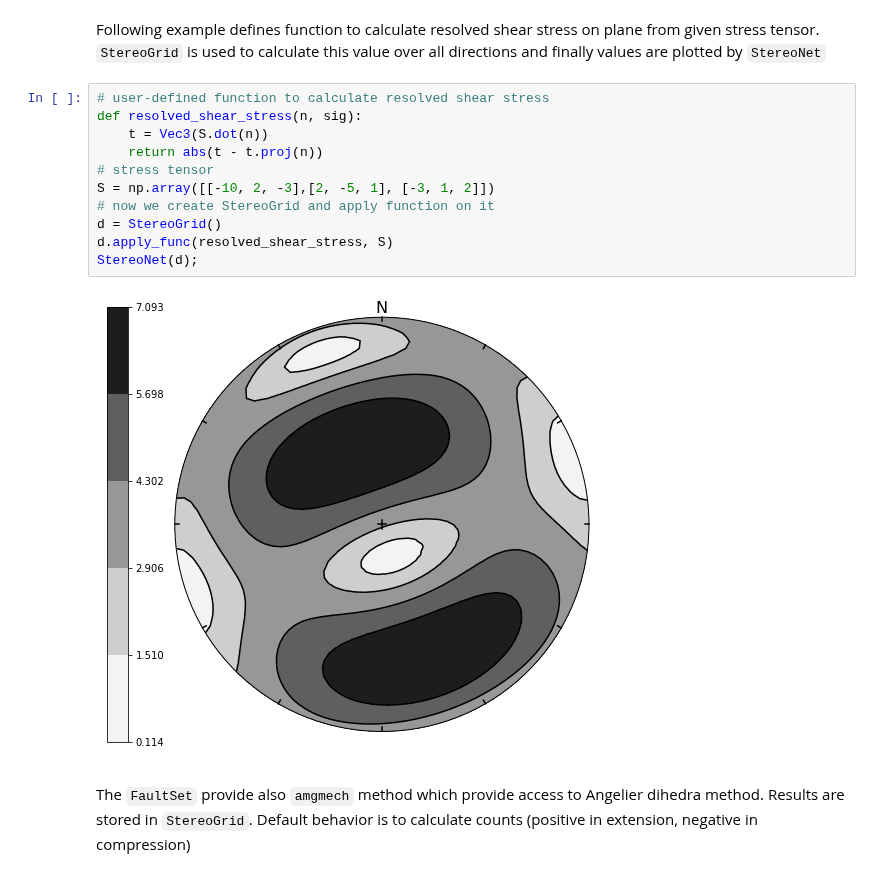
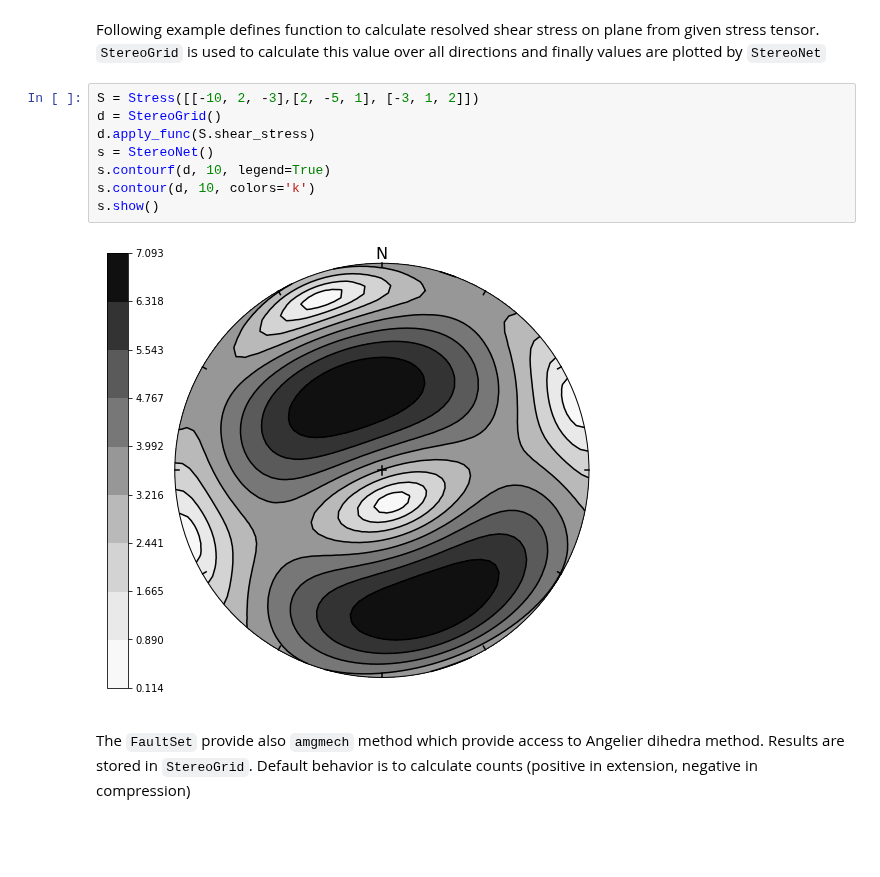
Before and after one commit to ondrolexa/apsg, a Jupyter notebook: apsg_tutorial.ipynb, the cells around one changed output. Drawn from its saved outputs; the diff is of its cells as text; blank space fills up the shorter version.

```diff
--- a/apsg_tutorial.ipynb
+++ b/apsg_tutorial.ipynb
@@ -370,19 +370,16 @@ StereoNet(f, f.m, f.d, f.p, f.t);
 ``StereoGrid`` class allows to visualize any scalar field on StereoNet. Internally it is used for plotting contour diagrams, but it exposes ``apply_func`` method to calculate scalar field by any user-defined function. Function must accept three element ``numpy.array`` as first argument passed from grid points of ``StereoGrid``.
 # %% [markdown]
 Following example defines function to calculate resolved shear stress on plane from given stress tensor. ``StereoGrid`` is used to calculate this value over all directions and finally values are plotted by ``StereoNet``
-# %%
-# user-defined function to calculate resolved shear stress
-def resolved_shear_stress(n, sig):
-    t = Vec3(S.dot(n))
-    return abs(t - t.proj(n))
-# stress tensor
-S = np.array([[-10, 2, -3],[2, -5, 1], [-3, 1, 2]])
-# now we create StereoGrid and apply function on it
-d = StereoGrid()
-d.apply_func(resolved_shear_stress, S)
-StereoNet(d);
-# %% [output]
-[figure, removed]
+# %%
+S = Stress([[-10, 2, -3],[2, -5, 1], [-3, 1, 2]])
+d = StereoGrid()
+d.apply_func(S.shear_stress)
+s = StereoNet()
+s.contourf(d, 10, legend=True)
+s.contour(d, 10, colors='k')
+s.show()
+# %% [output]
+[figure, added]
 # %% [markdown]
 The ``FaultSet`` provide also ``amgmech`` method which provide access to Angelier dihedra method. Results are stored in ``StereoGrid``. Default behavior is to calculate counts (positive in extension, negative in compression)
 # %%
```
Also changed, not shown: parts of 7 cells of this notebook.
